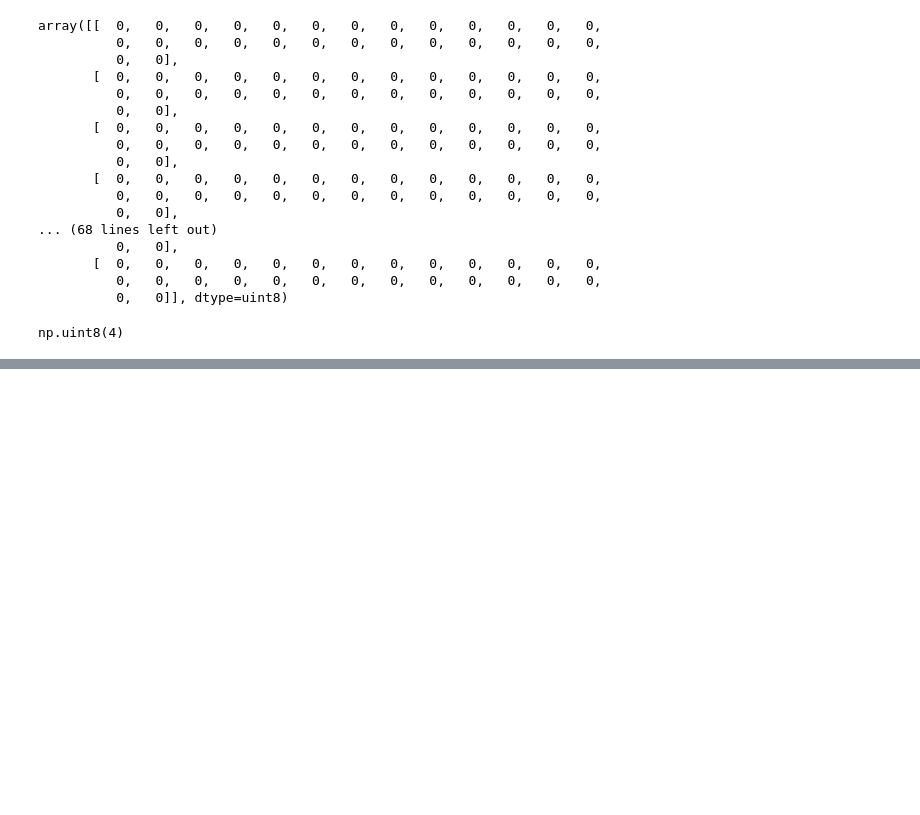
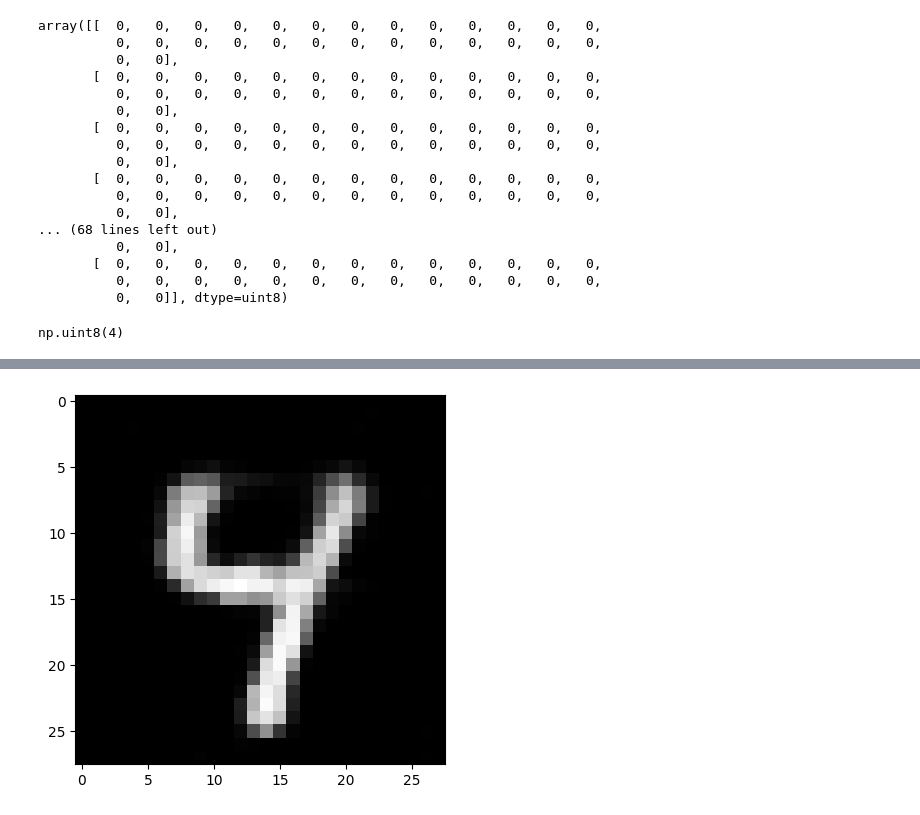
Before and after one commit to deburg0/Autoencoder, a Jupyter notebook: Keras_Autoencoder.ipynb, the cells around one changed output, grey strips where cells are left out. Cells and saved outputs as stored; diff of their text form; code cells hidden in the pictures; blank space fills up the shorter version.

```diff
--- a/Keras_Autoencoder.ipynb
+++ b/Keras_Autoencoder.ipynb
@@ -40,6 +40,6 @@ decoded = Dense(784, activation='sigmoid')(decoded)
 autoencoder = Model(inputs=input_img, outputs=decoded)
 autoencoder.compile(loss='mean_squared_error', optimizer=Adam())
 # %%
-trained_model = autoencoder.fit(train_x, train_x, batch_size=1024, epochs=10, verbose=1, validation_data=(val_x, val_x))
+trained_model = autoencoder.fit(train_x, train_x, batch_size=1000, epochs=10, verbose=1, validation_data=(val_x, val_x))
 # %% [output]
 Epoch 1/10
@@ -106,7 +106,7 @@ y_test[6]
 # %% [output]
 np.uint8(4)
 # %%
-inputs = x_test[6].reshape(1,784)
+inputs = x_test[6].reshape(1,784)/255
 # %%
 target_data = autoencoder.predict(inputs)
 # %% [output]
@@ -113,0 +114,8 @@ target_data = autoencoder.predict(inputs)
+# %%
+target_img = target_data.reshape(28,28)
+# %%
+import matplotlib.pyplot as plt
+plt.imshow(target_img, cmap='gray')
+plt.show()
+# %% [output]
+[figure, added]
```
Also changed, not shown: parts of 17 cells of this notebook.
